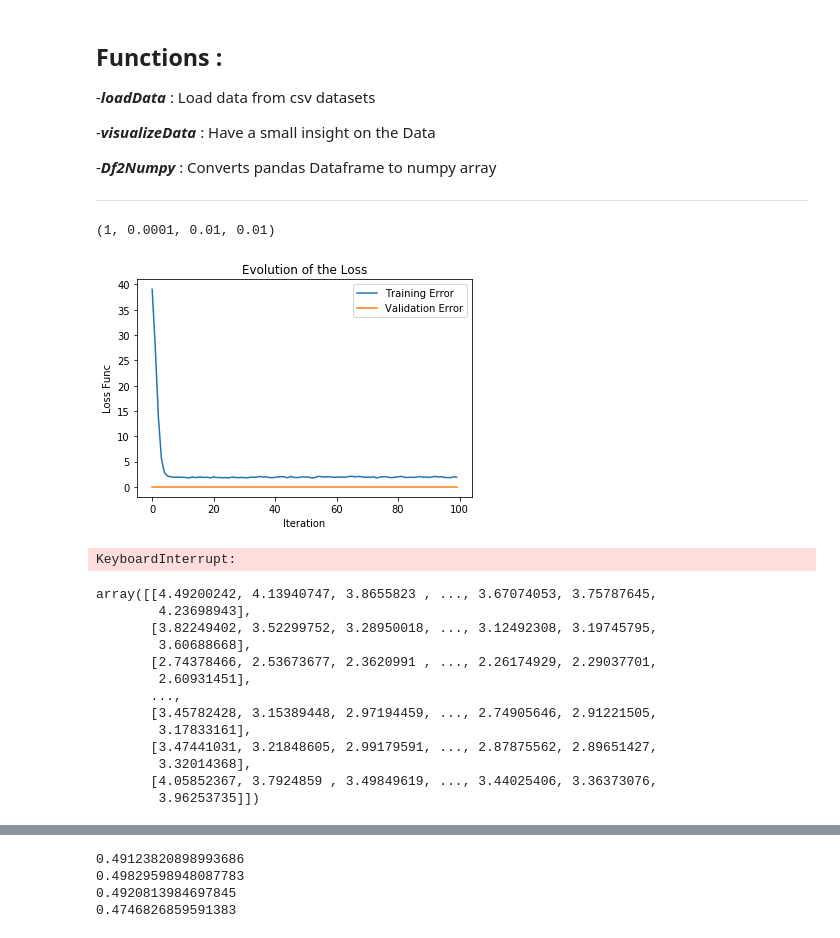
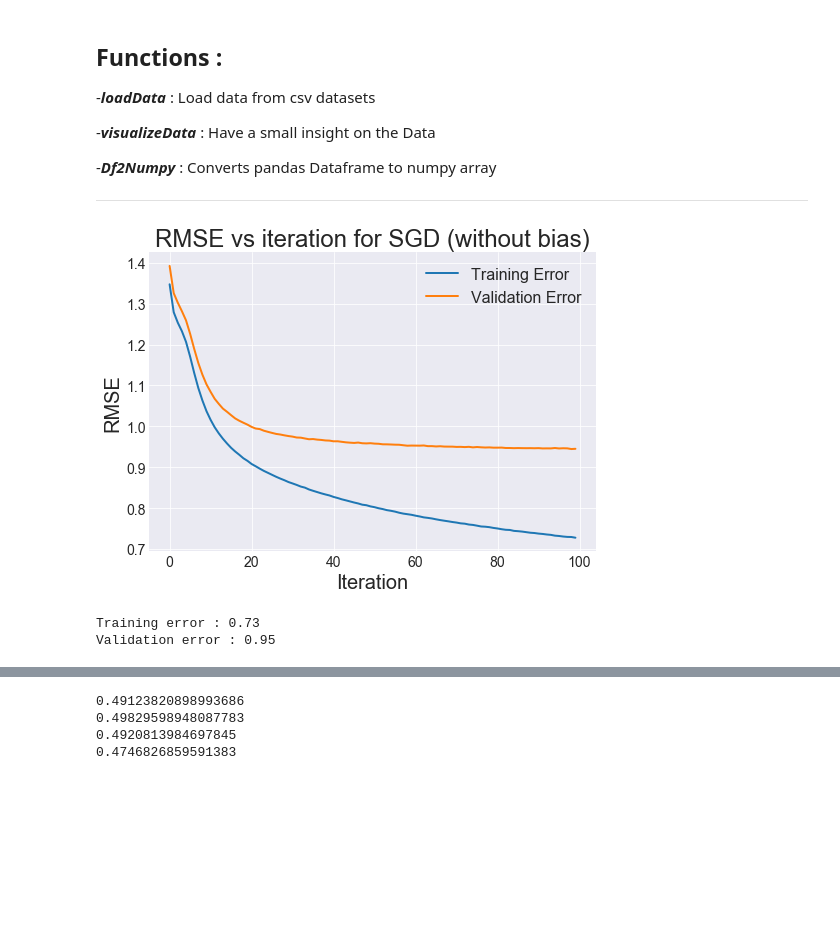
Before and after one commit to VincentGouteux/ProjectMF, a Jupyter notebook: MatrixFacto.ipynb, the cells around one changed output, grey strips where cells are left out. Saved outputs shown, nothing was run; the diff lists cells and outputs as text; code cells hidden in the pictures; blank space fills up the shorter version.

```diff
--- a/MatrixFacto.ipynb
+++ b/MatrixFacto.ipynb
@@ -480,16 +455,7 @@ def syntheticMatrix(m, n, k):
         matrix[:, i] = sum([coeffs[j] * basis[:, j] for j in range(k)]) # TODO: + some small noise vector
 
     return matrix
+# %%
+plt.style.use('projet.mplstyle')
 # %%
-ratings, movies = loadData1M('Data-1M/')
-#visualizeData(ratings, movies)
+ratings, movies = loadData('Data/')
-# %%
-
-mf = MatrixFactorization(R, nFactors=3, lambdaReg=1.0, muReg=1.0, trainFrac=1.0, valFrac=0.0, testFrac=0.0)
-U, V, best_config = mf.gridSearch(factors=[1, 3, 5, 10], alphas=[0.0001, 0.001, 0.01], lambdaRegs=[0.01, 0.1, 1.0], muRegs=[0.01, 0.1, 1.0])
-print(best_config)
-U, V, history = mf.stochasticGradientDescent(True)
-mf.plotHistory(history)
-# %% [output]
-(1, 0.0001, 0.01, 0.01)
-[figure, removed]
@@ -506 +462,23 @@ RSGD = Df2Numpy(ratings)
+# %%
+# Test SGD without bias
+R_sgd = Df2Numpy(ratings)
+mf_sgd = MatrixFactorization(R_sgd,
+                             nFactors=5,
+                             alpha=0.01,
+                             lambdaReg=0.1,
+                             muReg=0.1,
+                             trainFrac=0.8,
+                             valFrac=0.2,
+                             testFrac=0.0,
+                             withBias=False,
+                            maxIter=100)
+U_sgd, V_sgd, history_sgd = mf_sgd.stochasticGradientDescent(True)
+# %%
+mf_sgd.plotHistory(history_sgd, title='RMSE vs iteration for SGD (without bias)')
+print("Training error : {0:.2f}".format(history_sgd['trainError']))
+print("Validation error : {0:.2f}".format(history_sgd['valError']))
+# %% [output]
+[figure, added]
+Training error : 0.73
+Validation error : 0.95
 # %%
@@ -508,20 +497,0 @@ mfSGD = MatrixFactorization(RSGD, nFactors=1, lambdaReg=0.1, muReg=0.1, withBias
-# %%
-USGD, VSGD, historySGD = mfSGD.stochasticGradientDescent(True)
-# %% [output]
-KeyboardInterrupt:
-# %%
-np.dot(U, V.T)
-# %% [output]
-array([[4.49200242, 4.13940747, 3.8655823 , ..., 3.67074053, 3.75787645,
-        4.23698943],
-       [3.82249402, 3.52299752, 3.28950018, ..., 3.12492308, 3.19745795,
-        3.60688668],
-       [2.74378466, 2.53673677, 2.3620991 , ..., 2.26174929, 2.29037701,
-        2.60931451],
-       ...,
-       [3.45782428, 3.15389448, 2.97194459, ..., 2.74905646, 2.91221505,
-        3.17833161],
-       [3.47441031, 3.21848605, 2.99179591, ..., 2.87875562, 2.89651427,
-        3.32014368],
-       [4.05852367, 3.7924859 , 3.49849619, ..., 3.44025406, 3.36373076,
-        3.96253735]])
```
Also changed, not shown: parts of 17 cells of this notebook.
